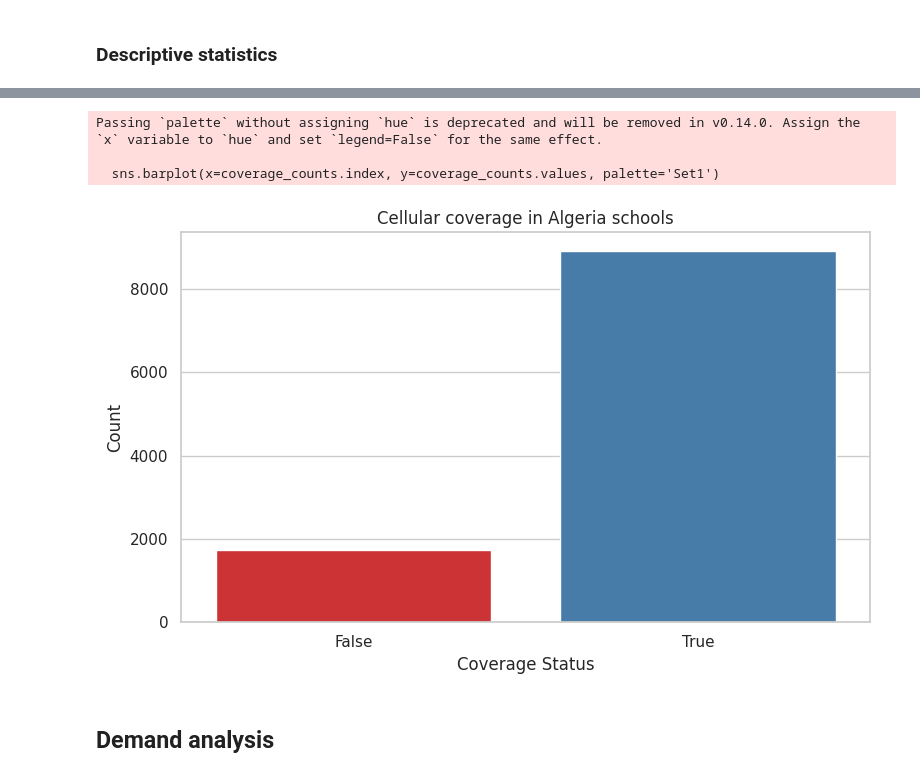
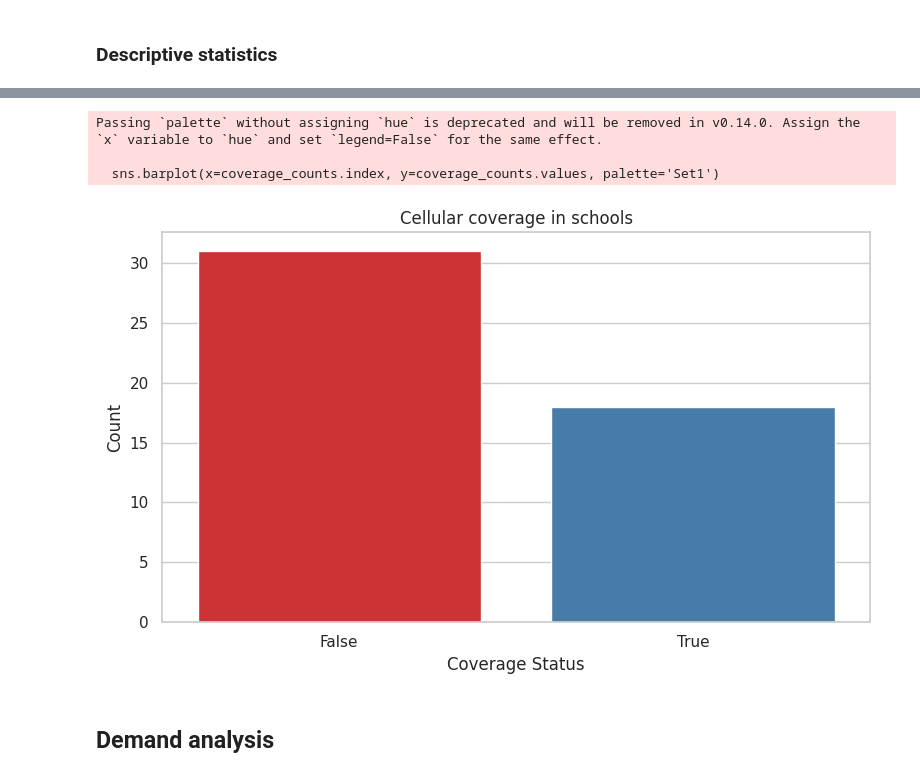
Before and after one commit to FNS-Division/geopython-2025, a Jupyter notebook: 1_proximity_coverage_demand.ipynb, the cells around one changed output, grey strips where cells are left out. Cells and saved outputs as stored; diff of their text form; code cells hidden in the pictures.

```diff
--- a/1_proximity_coverage_demand.ipynb
+++ b/1_proximity_coverage_demand.ipynb
@@ -290,4 +287,4 @@ nearest_transmission_nodes.head()
 # %%
-algeria_schools_gdf = algeria_schools_gdf.merge(nearest_transmission_nodes, left_index=True, right_index=True)
+schools_gdf = schools_gdf.merge(nearest_transmission_nodes, left_index=True, right_index=True)
 # %% [markdown]
 ### Descriptive statistics
@@ -393,5 +387,5 @@ def plot_coverage(gdf, title="Mobile Coverage", fill_color="#1f77b4", alpha=0.6)
     plt.tight_layout()
     plt.show()
 # %%
-algeria_mobile_coverage_gdf = gpd.read_file("https://zstagigaprodeuw1.blob.core.windows.net/gigainframapkit-public-container/algeria/processed/formatted_algeria_coverage.geojson")
+mobile_coverage_gdf = gpd.read_file("https://zstagigaprodeuw1.blob.core.windows.net/gigainframapkit-public-container/stp/standardized/mobile_coverage.geojson")
 # %%
@@ -401,6 +395,6 @@ plot_coverage(algeria_mobile_coverage_gdf)
 # %%
-coverage = algeria_schools_gdf.sjoin(algeria_mobile_coverage_gdf, how='left', predicate='within')[["coverage"]].fillna(0).astype(bool)
+coverage = schools_gdf.sjoin(mobile_coverage_gdf, how='left', predicate='within')[["coverage"]].fillna(0).astype(bool)
 # %%
-algeria_schools_gdf = algeria_schools_gdf.merge(coverage, left_index=True, right_index=True)
+schools_gdf = schools_gdf.merge(coverage, left_index=True, right_index=True)
 # %% [markdown]
 ### Descriptive statistics
@@ -409,29 +401,29 @@ There are 1,735 schools in Algeria that do not have cellular coverage, based on
 # %%
 # @title Figure
 # Count the occurrences of True and False in the 'coverage' column
-coverage_counts = algeria_schools_gdf['coverage'].value_counts()
+coverage_counts = schools_gdf['coverage'].value_counts()
 
 # Set the aesthetics for the plot
 sns.set(style="whitegrid")
 
 # Create a bar chart for the counts of True and False
 plt.figure(figsize=(8, 5))
 sns.barplot(x=coverage_counts.index, y=coverage_counts.values, palette='Set1')
 
 # Set labels and title
 plt.xlabel('Coverage Status')
 plt.ylabel('Count')
-plt.title('Cellular coverage in Algeria schools')
+plt.title('Cellular coverage in schools')
 plt.xticks(rotation=0)
 
 # Show the plot
 plt.tight_layout()
 plt.show()
 # %% [output]
 Passing `palette` without assigning `hue` is deprecated and will be removed in v0.14.0. Assign the `x` variable to `hue` and set `legend=False` for the same effect.
 
   sns.barplot(x=coverage_counts.index, y=coverage_counts.values, palette='Set1')
-[figure, old version]
+[figure, new version]
 # %% [markdown]
 ## Demand analysis
 # %% [markdown]
```
Also changed, not shown: parts of 31 cells of this notebook.
